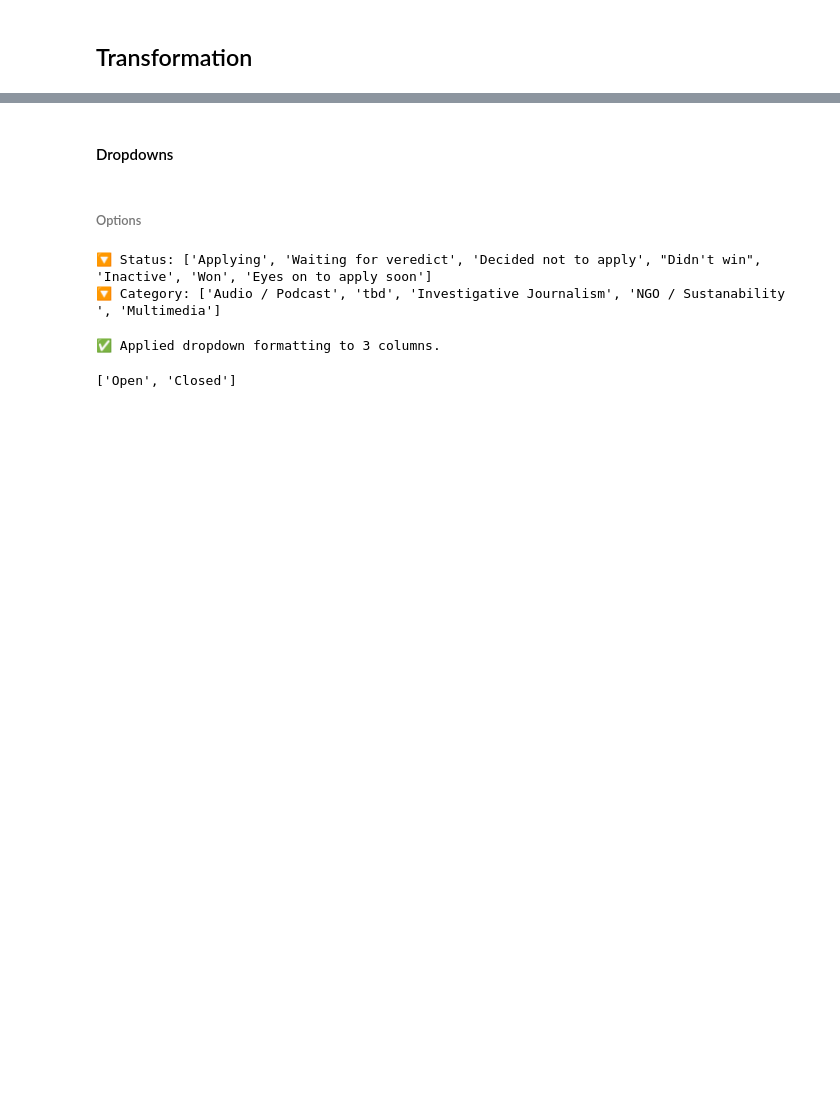
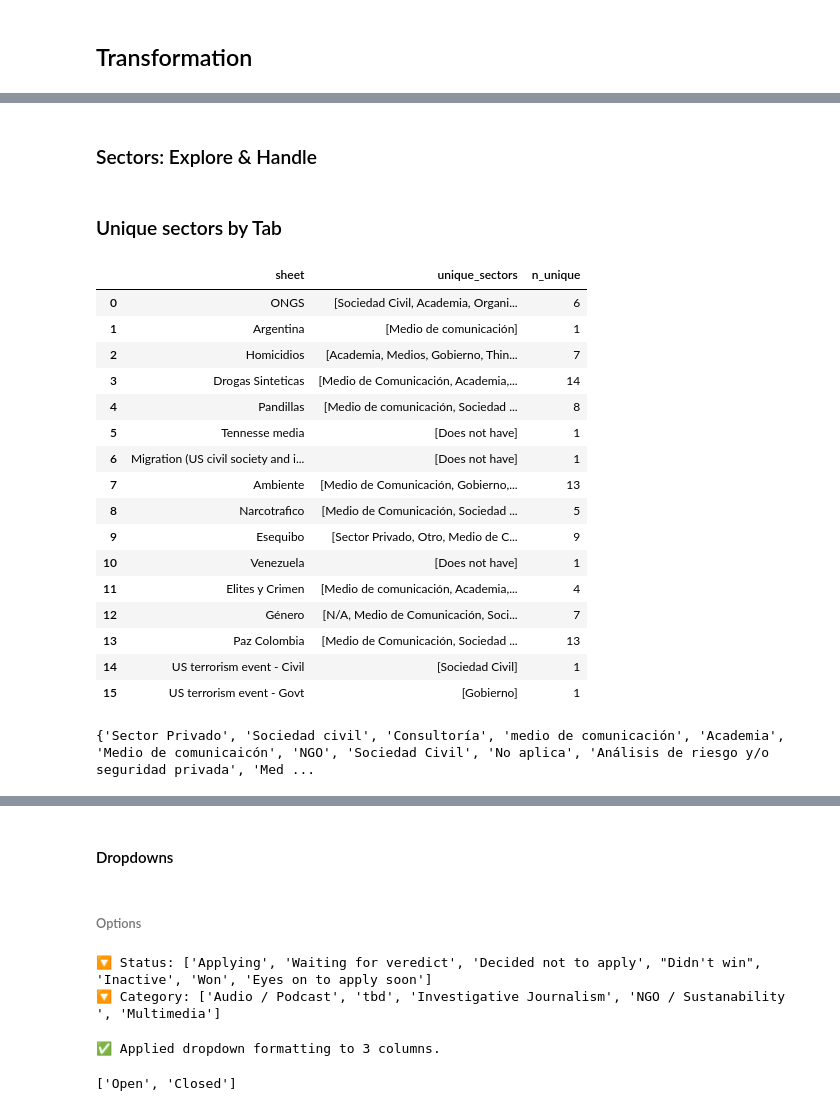
Before and after one commit to FelipeVillota/ic-audiences, a Jupyter notebook: initial_config.ipynb, the cells around one changed output, grey strips where cells are left out. Drawn from its saved outputs; the diff is of its cells as text; code cells hidden in the pictures; blank space fills up the shorter version.

```diff
--- a/initial_config.ipynb
+++ b/initial_config.ipynb
@@ -1023,0 +735,5 @@ else:
+# %%
+# See all emails from all cleaned DataFrames
+for i, df in enumerate(cleaned_dfs):
+    print(f"\n📧 Sheet {i} - Found {len(df)} emails:")
+    print(df['email'].tolist())  # All emails as a list
@@ -1023,0 +758,10 @@ else:
+# %%
+# Show emails with their original rows
+for i, df in enumerate(cleaned_dfs):
+    print(f"\n{'='*60}")
+    print(f"Sheet {i} - {len(df)} emails detected")
+    print(f"{'='*60}")
+
+    # Show email and first few other columns
+    cols_to_show = ['email'] + [c for c in df.columns if c not in ['email', 'source_sheet', 'theme']][:3]
+    print(df[cols_to_show].head(20))  # First 20 rows with emails
@@ -1023,0 +786,64 @@ else:
+# %% [markdown]
+### Sectors: Explore & Handle
+# %% [markdown]
+### Unique sectors by Tab
+# %%
+sector_summary = []
+
+for sheet_name, df in sheets_dict.items():
+    df = df.copy()
+    df.columns = df.columns.str.strip().str.lower()
+
+    if "sector" in df.columns:
+        unique_sectors = (
+            df["sector"]
+            .dropna()
+            .astype(str)
+            .str.strip()
+            .replace("", pd.NA)
+            .dropna()
+            .unique()
+            .tolist()
+        )
+
+        if len(unique_sectors) == 0:
+            unique_sectors = ["empty"]
+    else:
+        unique_sectors = ["Does not have"]
+
+    sector_summary.append({
+        "sheet": sheet_name,
+        "unique_sectors": unique_sectors,
+        "n_unique": len(unique_sectors)
+    })
+
+sector_table = pd.DataFrame(sector_summary)
+
+sector_table
+# %% [output]
+|  | sheet | unique_sectors | n_unique |
+| 0 | ONGS | [Sociedad Civil, Academia, Organi... | 6 |
+| 1 | Argentina | [Medio de comunicación] | 1 |
+| 2 | Homicidios | [Academia, Medios, Gobierno, Thin... | 7 |
+| 3 | Drogas Sinteticas | [Medio de Comunicación, Academia,... | 14 |
+| 4 | Pandillas | [Medio de comunicación, Sociedad ... | 8 |
+| 5 | Tennesse media | [Does not have] | 1 |
+| 6 | Migration (US civil society and i... | [Does not have] | 1 |
+| 7 | Ambiente | [Medio de Comunicación, Gobierno,... | 13 |
+| 8 | Narcotrafico | [Medio de Comunicación, Sociedad ... | 5 |
+| 9 | Esequibo | [Sector Privado, Otro, Medio de C... | 9 |
+| 10 | Venezuela | [Does not have] | 1 |
+| 11 | Elites y Crimen | [Medio de comunicación, Academia,... | 4 |
+| 12 | Género | [N/A, Medio de Comunicación, Soci... | 7 |
+| 13 | Paz Colombia | [Medio de Comunicación, Sociedad ... | 13 |
+| 14 | US terrorism event - Civil | [Sociedad Civil] | 1 |
+| 15 | US terrorism event - Govt | [Gobierno] | 1 |
+# %%
+# names of all unique values in the unique_sectors column
+all_unique_sectors = set()
+for _, row in sector_table.iterrows():
+    all_unique_sectors.update(row["unique_sectors"])
+
+print(all_unique_sectors)
+# %% [output]
+{'Sector Privado', 'Sociedad civil', 'Consultoría', 'medio de comunicación', 'Academia', 'Medio de comunicaicón', 'NGO', 'Sociedad Civil', 'No aplica', 'Análisis de riesgo y/o seguridad privada', 'Med ...
```
Also changed, not shown: parts of 36 cells of this notebook, 1 other file.
